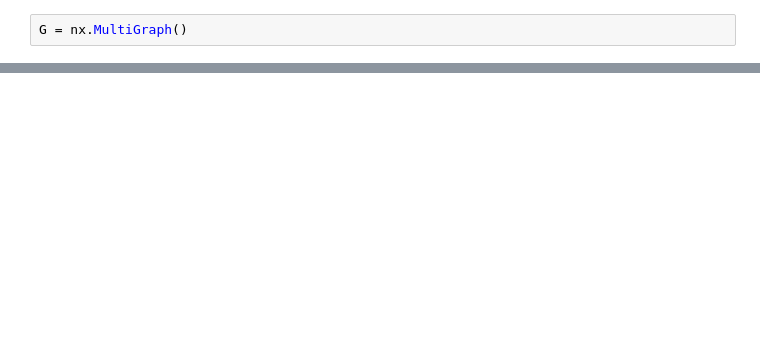
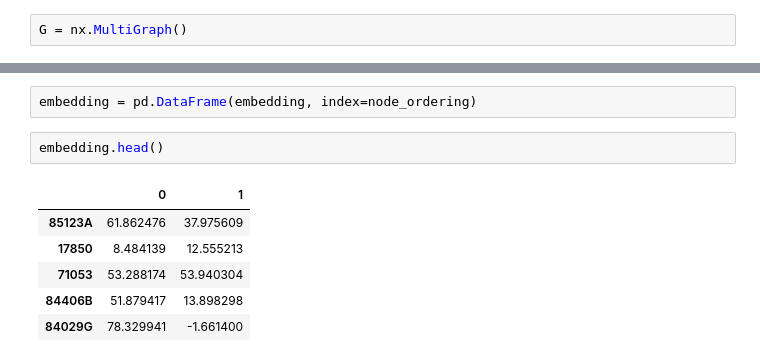
Before and after one commit to SriramS32/Ecommerce-Graph-Analysis, a Jupyter notebook: ecommerce_analysis.ipynb, the cells around one changed output, grey strips where cells are left out. Drawn from its saved outputs; the diff is of its cells as text; blank space fills up the shorter version.

```diff
--- a/ecommerce_analysis.ipynb
+++ b/ecommerce_analysis.ipynb
@@ -40,0 +94,11 @@ G.add_edges_from(zip(dat.StockCode, dat.CustomerID))
+# %%
+embedding = pd.DataFrame(embedding, index=node_ordering)
+# %%
+embedding.head()
+# %% [output]
+|  | 0 | 1 |
+| 85123A | 61.862476 | 37.975609 |
+| 17850 | 8.484139 | 12.555213 |
+| 71053 | 53.288174 | 53.940304 |
+| 84406B | 51.879417 | 13.898298 |
+| 84029G | 78.329941 | -1.661400 |
```
Also changed, not shown: parts of 18 cells of this notebook.
